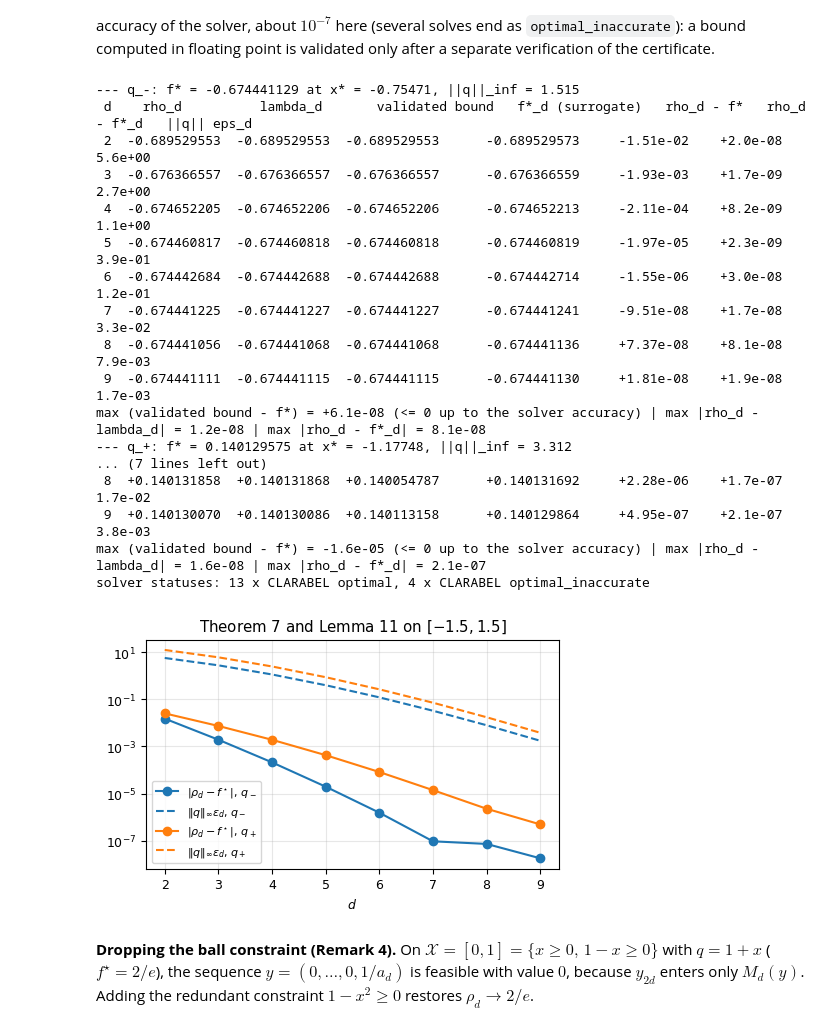
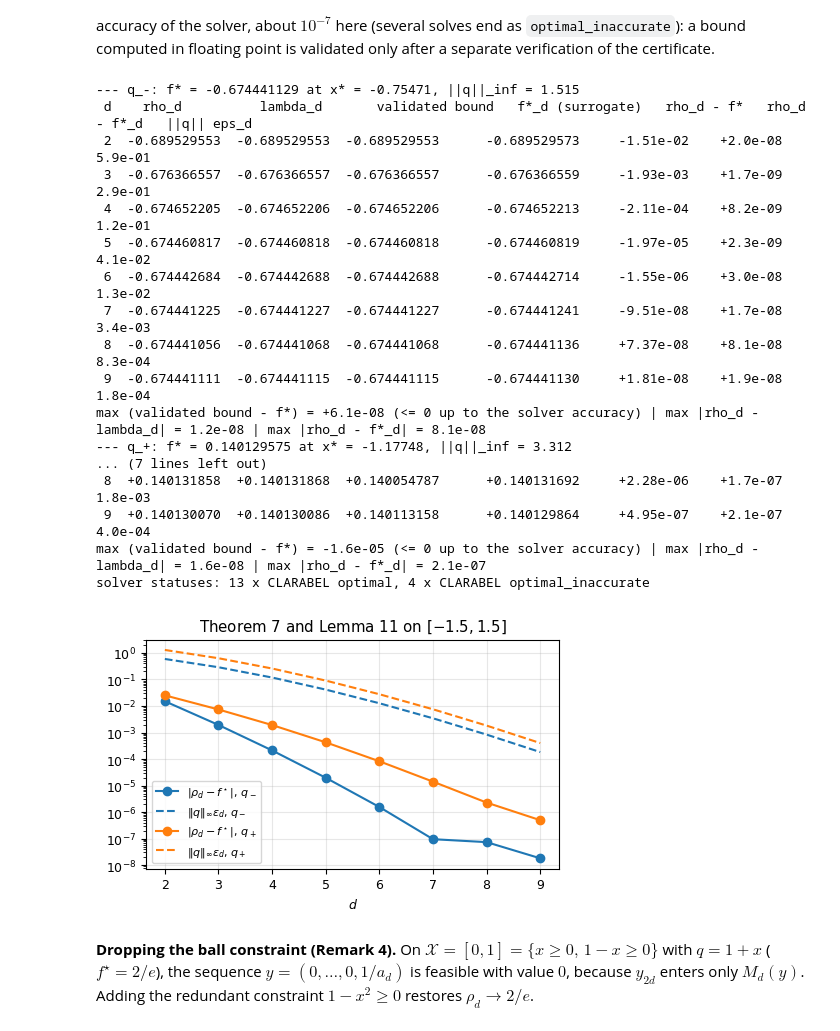
Before and after one commit to ydecastro/kernel-hierarchies, a Jupyter notebook: code/Kernel-Hierarchies.ipynb, the cells around one changed output. Cells and saved outputs as stored; diff of their text form; code cells hidden in the pictures.

```diff
--- a/code/Kernel-Hierarchies.ipynb
+++ b/code/Kernel-Hierarchies.ipynb
@@ -478,15 +481,25 @@ $\omega^2\theta_d\to\mathbf 1$ uniformly (8a), and Lemma 11 gives $\varepsilon_d
 # %%
+def eps_gauss(R2, d):
+    # eps_d = max_X (1 - omega^2 theta_d) for the Gaussian, on a carrier X reaching the radius R (R2 = R^2):
+    # 1 - omega^2 theta_d = P(Pois(|x|^2) > d) increases with |x| (Lemma 11), so eps_d = P(Pois(R^2) > d),
+    # summed here without cancellation
+    return math.exp(-R2) * sum(R2 ** k / math.factorial(k) for k in range(d + 1, d + 80))
+
 fig, ax = plt.subplots(1, 2, figsize=(9, 3.1))
 eps_rows = []
 for d in range(0, 15):
     th = theta(1, d); thv = peval(th, xs[:, None])
-    eps_rows.append((d, np.max(np.exp(xs ** 2) - thv), np.exp(R1 ** 2) * R1 ** (2 * (d + 1)) / math.factorial(d + 1), thv.min()))
+    eps_rows.append((d, eps_gauss(R1 ** 2, d), R1 ** (2 * (d + 1)) / math.factorial(d + 1), thv.min(),
+                     np.max(1 - omega(xs) ** 2 * thv),                                  # max of 1 - omega^2 theta_d on the grid of X
+                     sum(R1 ** (2 * k) / math.factorial(k) for k in range(d + 1, d + 80))))   # sum_{k>d} a_k R^{2k}
     if d <= 6:
         ax[0].plot(xs, omega(xs) ** 2 * thv, color=f"C{d}", label=f"$d={d}$")
 ax[0].set_xlabel("$x$"); ax[0].set_title("$\\omega^2\\theta_d\\to\\mathbf{1}$ (8a)"); ax[0].legend(ncol=2)
-ax[1].semilogy([r[0] for r in eps_rows], [r[1] for r in eps_rows], "o-", label="$\\varepsilon_d$")
-ax[1].semilogy([r[0] for r in eps_rows], [r[2] for r in eps_rows], "k--", label="Lemma 11 bound")
+ax[1].semilogy([r[0] for r in eps_rows], [r[1] for r in eps_rows], "o-", label="$\\varepsilon_d=\\mathbb{P}(\\mathrm{Pois}(R^2)>d)$")
+ax[1].semilogy([r[0] for r in eps_rows], [r[2] for r in eps_rows], "k--", label="Lemma 11 bound $R^{2(d+1)}/(d+1)!$")
 ax[1].set_xlabel("$d$"); ax[1].legend(); ax[1].set_title("partial Taylor error on $[-1.5,1.5]$")
 plt.tight_layout(); plt.show()
-print("eps_d <= bound for all d:", all(e <= bnd for _, e, bnd, _ in eps_rows), "| min theta_d >= 1:", all(m >= 1 for *_, m in eps_rows))
+print("eps_d = max over the grid of X of 1 - omega^2 theta_d (to 1e-12) for all d:", all(abs(r[1] - r[4]) <= 1e-12 for r in eps_rows))
+print("Lemma 11: eps_d <= sum_{k>d} a_k R^{2k} for all d:", all(r[1] <= r[5] for r in eps_rows),
+      "| eps_d <= R^{2(d+1)}/(d+1)! for all d:", all(r[1] <= r[2] for r in eps_rows), "| min theta_d >= 1:", all(r[3] >= 1 for r in eps_rows))
 # %% [output]
@@ -529,45 +543,45 @@ for name, q in (("q_-", q_minus), ("q_+", q_plus)):
     print(" d    rho_d          lambda_d       validated bound   f*_d (surrogate)   rho_d - f*   rho_d - f*_d   ||q|| eps_d")
     rows = []
     for d in range(2, 10):
         val, lam_d, mom = relax_1d(q, d, [ball1], f"s3 {name} d={d}")
         th = theta(1, d)
         w2th = omega(xfine) ** 2 * peval(th, xfine[:, None])
         valid = lam_d * w2th.min() if lam_d >= 0 else lam_d * w2th.max()                    # Proposition 6
         fsd, _ = fstar_1d(lambda x: peval(q, np.reshape(x, (-1, 1))) / peval(th, np.reshape(x, (-1, 1))), -R1, R1)
-        epsd = np.exp(R1 ** 2) - peval(th, np.array([[R1]]))[0]
+        epsd = eps_gauss(R1 ** 2, d)                                           # eps_d = P(Pois(R^2) > d)
         rows.append((d, val, lam_d, valid, fsd, epsd))
         print(f"{d:2d}  {val:+.9f}  {lam_d:+.9f}  {valid:+.9f}      {fsd:+.9f}     {val - fs:+.2e}    {val - fsd:+.1e}      {qsup * epsd:.1e}")
     res3[name] = (fs, rows, qsup)
     print(f"max (validated bound - f*) = {max(r[3] - fs for r in rows):+.1e} (<= 0 up to the solver accuracy)",
           f"| max |rho_d - lambda_d| = {max(abs(r[1] - r[2]) for r in rows):.1e}",
           f"| max |rho_d - f*_d| = {max(abs(r[1] - r[4]) for r in rows):.1e}")
 print("solver statuses:", status_summary("s3"))
 
 fig, ax = plt.subplots(figsize=(4.8, 3.2))
 for i, (name, (fs, rows, qsup)) in enumerate(res3.items()):
     ax.semilogy([r[0] for r in rows], [abs(r[1] - fs) for r in rows], "o-", color=f"C{i}", label=f"$|\\rho_d-f^\\star|$, ${name}$")
     ax.semilogy([r[0] for r in rows], [qsup * r[5] for r in rows], "--", color=f"C{i}", label=f"$\\|q\\|_\\infty\\varepsilon_d$, ${name}$")
 ax.set_xlabel("$d$"); ax.legend(); ax.set_title("Theorem 7 and Lemma 11 on $[-1.5,1.5]$")
 plt.tight_layout(); plt.show()
 # %% [output]
 --- q_-: f* = -0.674441129 at x* = -0.75471, ||q||_inf = 1.515
  d    rho_d          lambda_d       validated bound   f*_d (surrogate)   rho_d - f*   rho_d - f*_d   ||q|| eps_d
- 2  -0.689529553  -0.689529553  -0.689529553      -0.689529573     -1.51e-02    +2.0e-08      5.6e+00
- 3  -0.676366557  -0.676366557  -0.676366557      -0.676366559     -1.93e-03    +1.7e-09      2.7e+00
- 4  -0.674652205  -0.674652206  -0.674652206      -0.674652213     -2.11e-04    +8.2e-09      1.1e+00
- 5  -0.674460817  -0.674460818  -0.674460818      -0.674460819     -1.97e-05    +2.3e-09      3.9e-01
- 6  -0.674442684  -0.674442688  -0.674442688      -0.674442714     -1.55e-06    +3.0e-08      1.2e-01
- 7  -0.674441225  -0.674441227  -0.674441227      -0.674441241     -9.51e-08    +1.7e-08      3.3e-02
- 8  -0.674441056  -0.674441068  -0.674441068      -0.674441136     +7.37e-08    +8.1e-08      7.9e-03
- 9  -0.674441111  -0.674441115  -0.674441115      -0.674441130     +1.81e-08    +1.9e-08      1.7e-03
+ 2  -0.689529553  -0.689529553  -0.689529553      -0.689529573     -1.51e-02    +2.0e-08      5.9e-01
+ 3  -0.676366557  -0.676366557  -0.676366557      -0.676366559     -1.93e-03    +1.7e-09      2.9e-01
+ 4  -0.674652205  -0.674652206  -0.674652206      -0.674652213     -2.11e-04    +8.2e-09      1.2e-01
+ 5  -0.674460817  -0.674460818  -0.674460818      -0.674460819     -1.97e-05    +2.3e-09      4.1e-02
+ 6  -0.674442684  -0.674442688  -0.674442688      -0.674442714     -1.55e-06    +3.0e-08      1.3e-02
+ 7  -0.674441225  -0.674441227  -0.674441227      -0.674441241     -9.51e-08    +1.7e-08      3.4e-03
+ 8  -0.674441056  -0.674441068  -0.674441068      -0.674441136     +7.37e-08    +8.1e-08      8.3e-04
+ 9  -0.674441111  -0.674441115  -0.674441115      -0.674441130     +1.81e-08    +1.9e-08      1.8e-04
 max (validated bound - f*) = +6.1e-08 (<= 0 up to the solver accuracy) | max |rho_d - lambda_d| = 1.2e-08 | max |rho_d - f*_d| = 8.1e-08
 --- q_+: f* = 0.140129575 at x* = -1.17748, ||q||_inf = 3.312
 ... (7 lines left out)
- 8  +0.140131858  +0.140131868  +0.140054787      +0.140131692     +2.28e-06    +1.7e-07      1.7e-02
- 9  +0.140130070  +0.140130086  +0.140113158      +0.140129864     +4.95e-07    +2.1e-07      3.8e-03
+ 8  +0.140131858  +0.140131868  +0.140054787      +0.140131692     +2.28e-06    +1.7e-07      1.8e-03
+ 9  +0.140130070  +0.140130086  +0.140113158      +0.140129864     +4.95e-07    +2.1e-07      4.0e-04
 max (validated bound - f*) = -1.6e-05 (<= 0 up to the solver accuracy) | max |rho_d - lambda_d| = 1.6e-08 | max |rho_d - f*_d| = 2.1e-07
 solver statuses: 13 x CLARABEL optimal, 4 x CLARABEL optimal_inaccurate
-[figure, old version]
+[figure, new version]
 # %% [markdown]
 **Dropping the ball constraint (Remark 4).** On $\mathcal X=[0,1]=\{x\ge0,\,1-x\ge0\}$ with $q=1+x$
 ($f^\star=2/e$), the sequence $y=(0,\dots,0,1/a_d)$ is feasible with value $0$, because $y_{2d}$ enters only $M_d(y)$.
```
Also changed, not shown: parts of 15 cells of this notebook, 14 other files.
